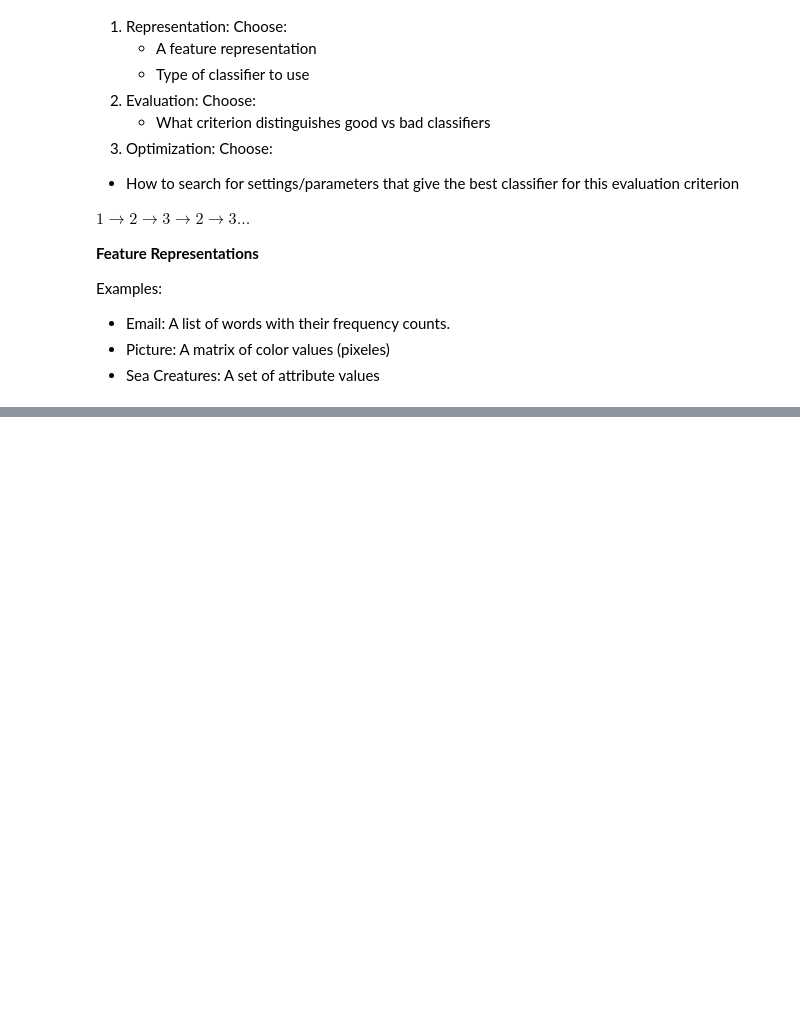
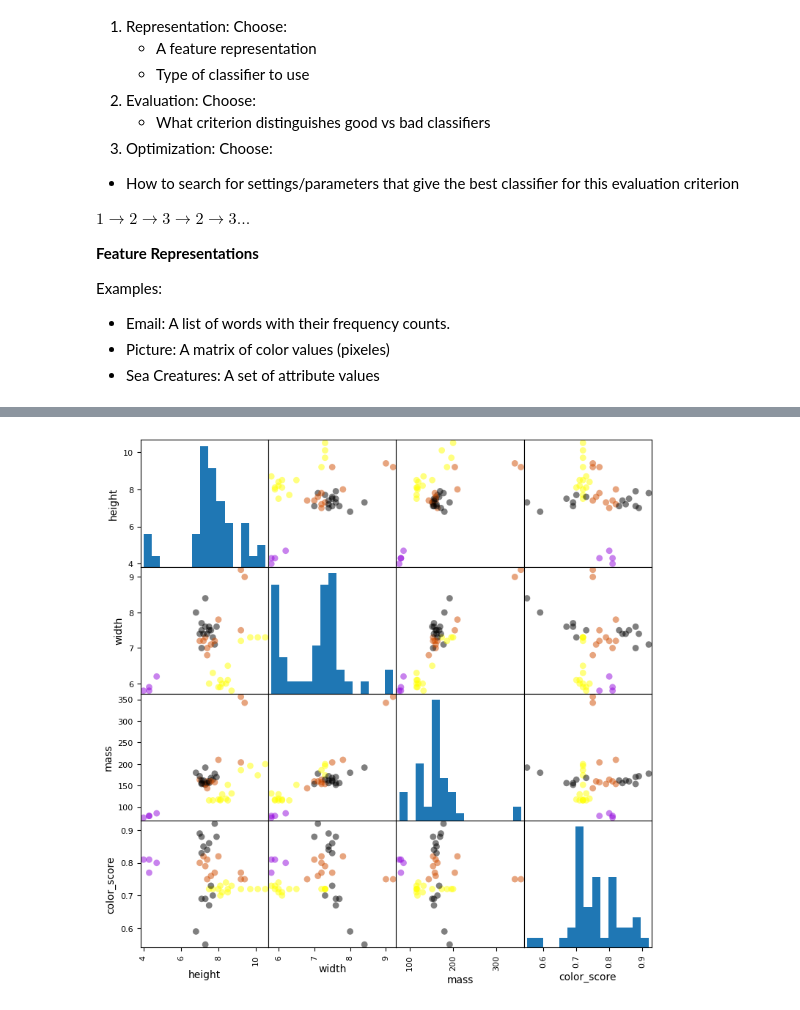
Before and after one commit to mrioshe/AppliedDataScienceWithPython, a Jupyter notebook: AppliedMachineLearninginPython/week1.ipynb, the cells around one changed output, grey strips where cells are left out. Drawn from its saved outputs; the diff is of its cells as text; code cells hidden in the pictures; blank space fills up the shorter version.

```diff
--- a/AppliedMachineLearninginPython/week1.ipynb
+++ b/AppliedMachineLearninginPython/week1.ipynb
@@ -124,3 +76,11 @@ import matplotlib.pyplot as plt
 import seaborn as sn
 import graphviz
 import sklearn as sk
+# %%
+
+import numpy as np
+import matplotlib.pyplot as plt
+import pandas as pd
+from sklearn.model_selection import train_test_split
+
+fruits=pd.read_table('assets/fruit_data_with_colors.txt')
@@ -126,0 +185,13 @@ import sklearn as sk
+# %%
+from matplotlib import cm
+from pandas.plotting import scatter_matrix
+
+
+X = fruits[['height', 'width', 'mass', 'color_score']]
+y = fruits['fruit_label']
+X_train, X_test, y_train, y_test = train_test_split(X, y, random_state=0)
+
+cmap = cm.get_cmap('gnuplot')
+scatter = pd.plotting.scatter_matrix(X_train, c= y_train, marker = 'o', s=40, hist_kwds={'bins':15}, figsize=(9,9), cmap=cmap)
+# %% [output]
+[figure, added]
```
Also changed, not shown: parts of 28 cells of this notebook, 1 other file.
